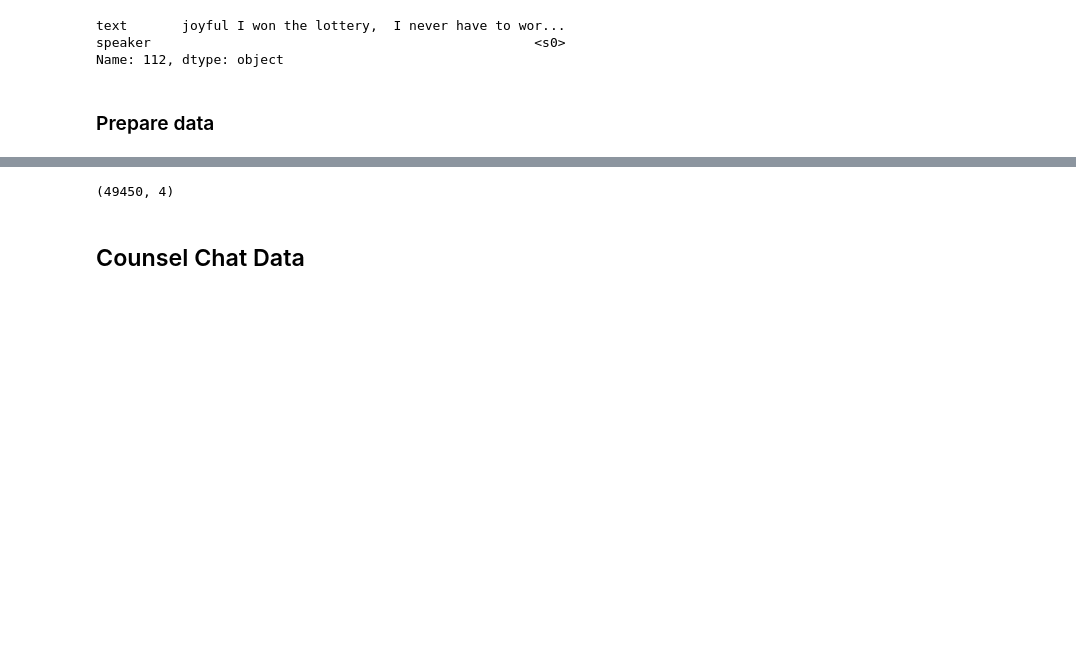
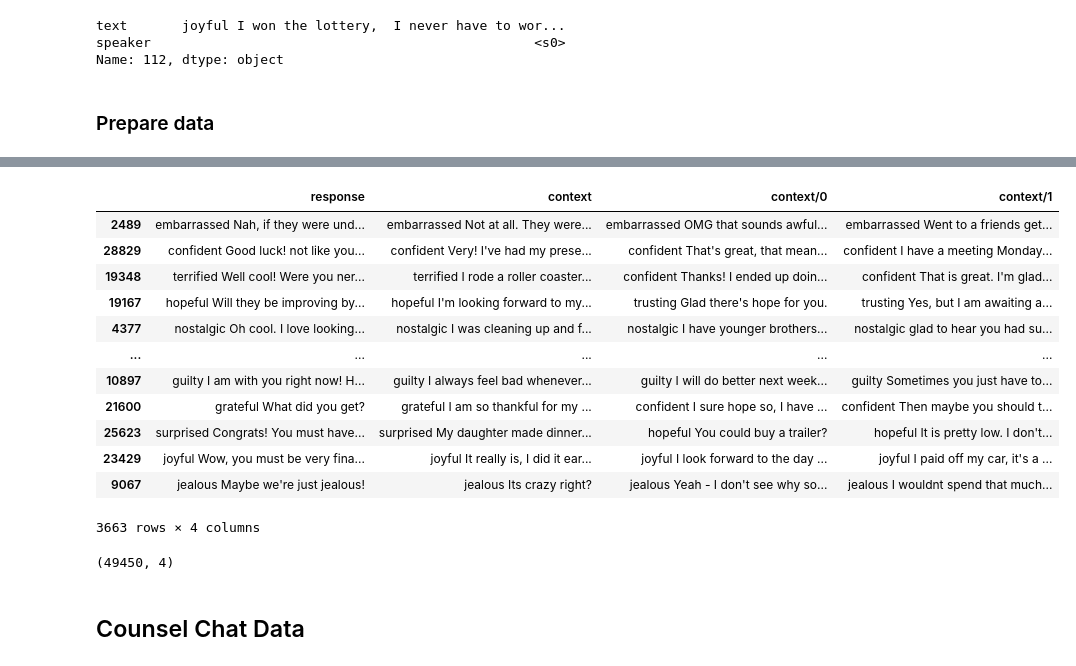
Before and after one commit to SolipsisAI/research, a Jupyter notebook: notebooks/ed-dialogueset.ipynb, the cells around one changed output, grey strips where cells are left out. Cells and saved outputs as stored; diff of their text form; code cells hidden in the pictures; blank space fills up the shorter version.

Commit message:
Set the speaker to <s1>, which corresponds with the answerer

```diff
--- a/notebooks/ed-dialogueset.ipynb
+++ b/notebooks/ed-dialogueset.ipynb
@@ -345,3 +345,21 @@ preprocessed_df
+# %%
+df_trn, df_val = prepare_data(data=preprocessed_df, filter_by="speaker==<s1>")
+# %%
+df_val
+# %% [output]
+|  | response | context | context/0 | context/1 |
+| 2489 | embarrassed Nah, if they were und... | embarrassed Not at all. They were... | embarrassed OMG that sounds awful... | embarrassed Went to a friends get... |
+| 28829 | confident Good luck! not like you... | confident Very! I've had my prese... | confident That's great, that mean... | confident I have a meeting Monday... |
+| 19348 | terrified Well cool! Were you ner... | terrified I rode a roller coaster... | confident Thanks! I ended up doin... | confident That is great. I'm glad... |
+| 19167 | hopeful Will they be improving by... | hopeful I'm looking forward to my... | trusting Glad there's hope for you. | trusting Yes, but I am awaiting a... |
+| 4377 | nostalgic Oh cool. I love looking... | nostalgic I was cleaning up and f... | nostalgic I have younger brothers... | nostalgic glad to hear you had su... |
+| ... | ... | ... | ... | ... |
+| 10897 | guilty I am with you right now! H... | guilty I always feel bad whenever... | guilty I will do better next week... | guilty Sometimes you just have to... |
+| 21600 | grateful What did you get? | grateful I am so thankful for my ... | confident I sure hope so, I have ... | confident Then maybe you should t... |
+| 25623 | surprised Congrats! You must have... | surprised My daughter made dinner... | hopeful You could buy a trailer? | hopeful It is pretty low. I don't... |
+| 23429 | joyful Wow, you must be very fina... | joyful It really is, I did it ear... | joyful I look forward to the day ... | joyful I paid off my car, it's a ... |
+| 9067 | jealous Maybe we're just jealous! | jealous Its crazy right? | jealous Yeah - I don't see why so... | jealous I wouldnt spend that much... |
+3663 rows × 4 columns
 # %%
 preprocessed_df["text"] = preprocessed_df["text"].apply(lambda t: t.replace("_comma_", ","))
 # %%
```
Also changed, not shown: parts of 1 cell of this notebook, 1 other file.
